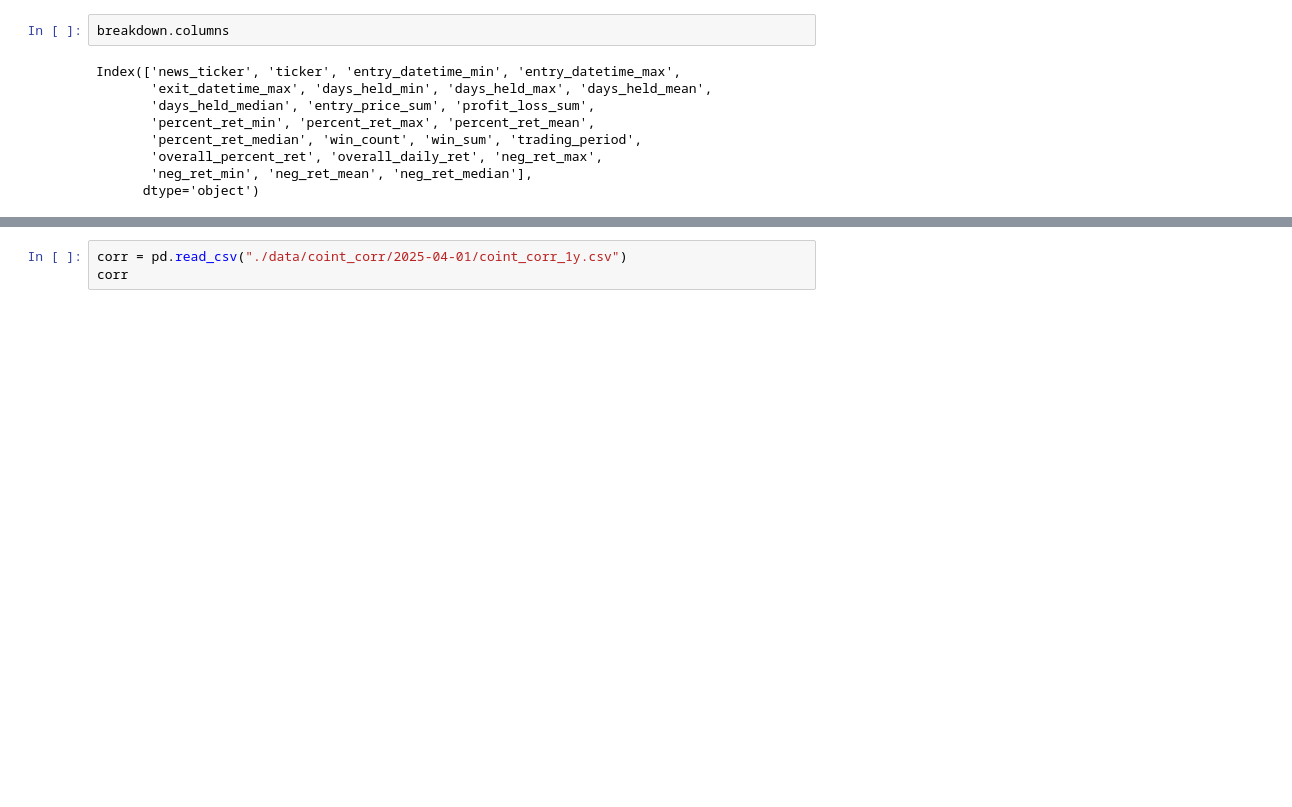
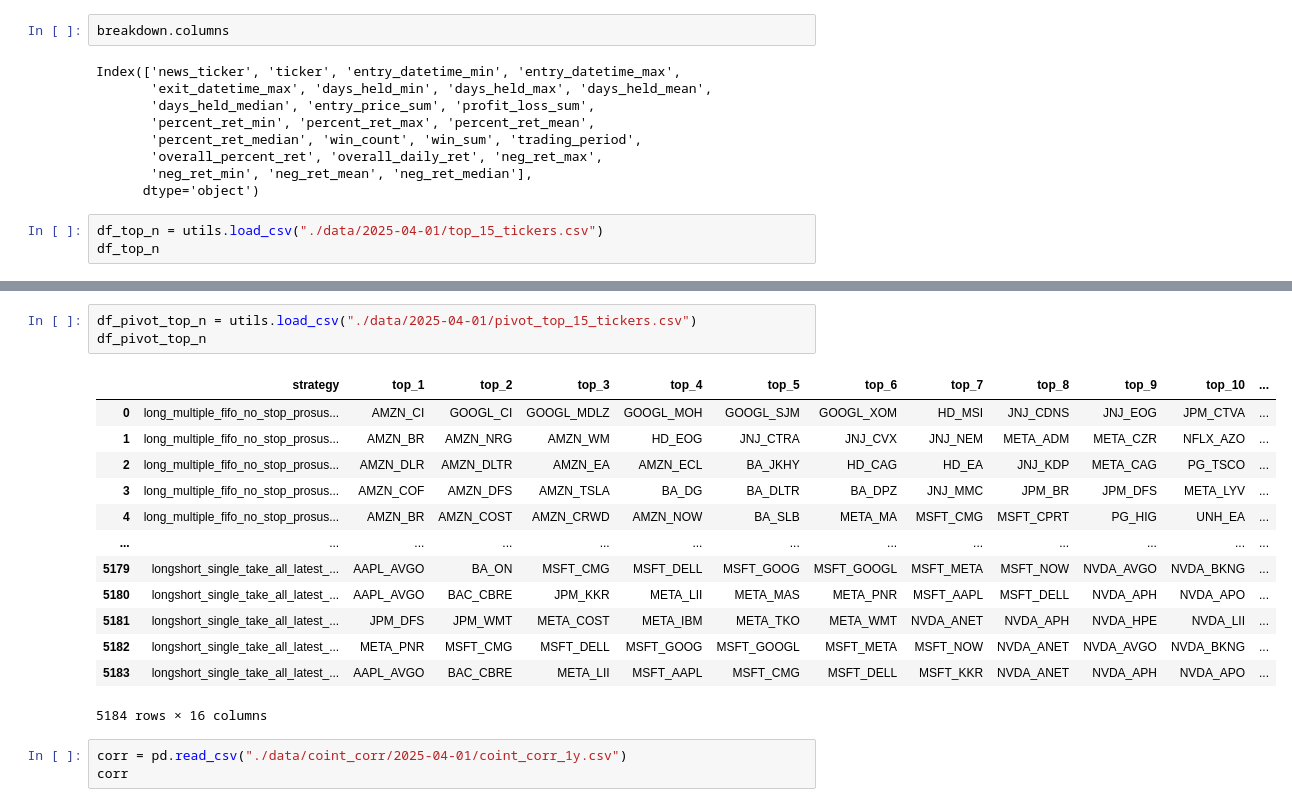
Before and after one commit to CKAbundant/sentiment, a Jupyter notebook: signal.ipynb, the cells around one changed output, grey strips where cells are left out. Drawn from its saved outputs; the diff is of its cells as text; blank space fills up the shorter version.

```diff
--- a/signal.ipynb
+++ b/signal.ipynb
@@ -120,3 +120,6 @@ Index(['news_ticker', 'ticker', 'entry_datetime_min', 'entry_datetime_max',
        'overall_percent_ret', 'overall_daily_ret', 'neg_ret_max',
        'neg_ret_min', 'neg_ret_mean', 'neg_ret_median'],
       dtype='object')
+# %%
+df_top_n = utils.load_csv("./data/2025-04-01/top_15_tickers.csv")
+df_top_n
@@ -123,3 +140,20 @@ Index(['news_ticker', 'ticker', 'entry_datetime_min', 'entry_datetime_max',
+# %%
+df_pivot_top_n = utils.load_csv("./data/2025-04-01/pivot_top_15_tickers.csv")
+df_pivot_top_n
+# %% [output]
+|  | strategy | top_1 | top_2 | top_3 | top_4 | top_5 | top_6 | top_7 | top_8 | top_9 | top_10 | ... |
+| 0 | long_multiple_fifo_no_stop_prosus... | AMZN_CI | GOOGL_CI | GOOGL_MDLZ | GOOGL_MOH | GOOGL_SJM | GOOGL_XOM | HD_MSI | JNJ_CDNS | JNJ_EOG | JPM_CTVA | ... |
+| 1 | long_multiple_fifo_no_stop_prosus... | AMZN_BR | AMZN_NRG | AMZN_WM | HD_EOG | JNJ_CTRA | JNJ_CVX | JNJ_NEM | META_ADM | META_CZR | NFLX_AZO | ... |
+| 2 | long_multiple_fifo_no_stop_prosus... | AMZN_DLR | AMZN_DLTR | AMZN_EA | AMZN_ECL | BA_JKHY | HD_CAG | HD_EA | JNJ_KDP | META_CAG | PG_TSCO | ... |
+| 3 | long_multiple_fifo_no_stop_prosus... | AMZN_COF | AMZN_DFS | AMZN_TSLA | BA_DG | BA_DLTR | BA_DPZ | JNJ_MMC | JPM_BR | JPM_DFS | META_LYV | ... |
+| 4 | long_multiple_fifo_no_stop_prosus... | AMZN_BR | AMZN_COST | AMZN_CRWD | AMZN_NOW | BA_SLB | META_MA | MSFT_CMG | MSFT_CPRT | PG_HIG | UNH_EA | ... |
+| ... | ... | ... | ... | ... | ... | ... | ... | ... | ... | ... | ... | ... |
+| 5179 | longshort_single_take_all_latest_... | AAPL_AVGO | BA_ON | MSFT_CMG | MSFT_DELL | MSFT_GOOG | MSFT_GOOGL | MSFT_META | MSFT_NOW | NVDA_AVGO | NVDA_BKNG | ... |
+| 5180 | longshort_single_take_all_latest_... | AAPL_AVGO | BAC_CBRE | JPM_KKR | META_LII | META_MAS | META_PNR | MSFT_AAPL | MSFT_DELL | NVDA_APH | NVDA_APO | ... |
+| 5181 | longshort_single_take_all_latest_... | JPM_DFS | JPM_WMT | META_COST | META_IBM | META_TKO | META_WMT | NVDA_ANET | NVDA_APH | NVDA_HPE | NVDA_LII | ... |
+| 5182 | longshort_single_take_all_latest_... | META_PNR | MSFT_CMG | MSFT_DELL | MSFT_GOOG | MSFT_GOOGL | MSFT_META | MSFT_NOW | NVDA_ANET | NVDA_AVGO | NVDA_BKNG | ... |
+| 5183 | longshort_single_take_all_latest_... | AAPL_AVGO | BAC_CBRE | META_LII | MSFT_AAPL | MSFT_CMG | MSFT_DELL | MSFT_KKR | NVDA_ANET | NVDA_APH | NVDA_APO | ... |
+5184 rows × 16 columns
 # %%
 corr = pd.read_csv("./data/coint_corr/2025-04-01/coint_corr_1y.csv")
 corr
```
Also changed, not shown: parts of 1 cell of this notebook, 4 other files.
